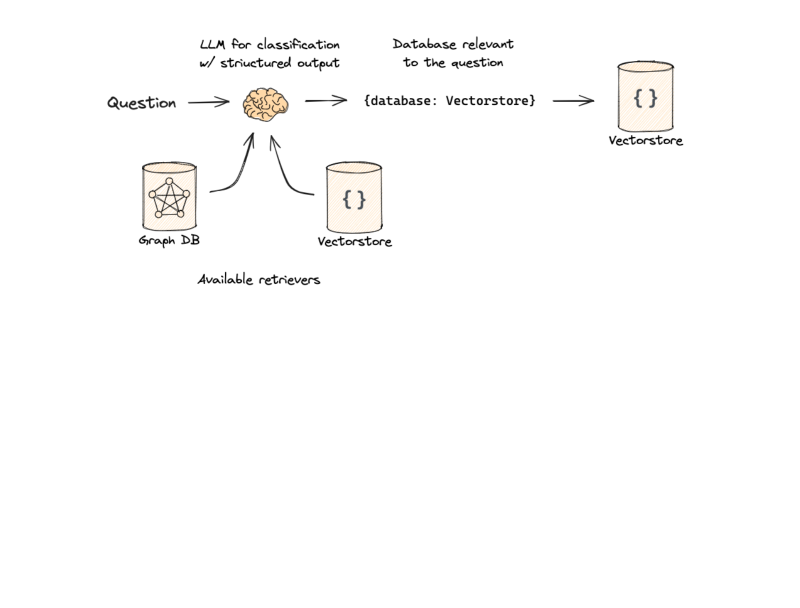
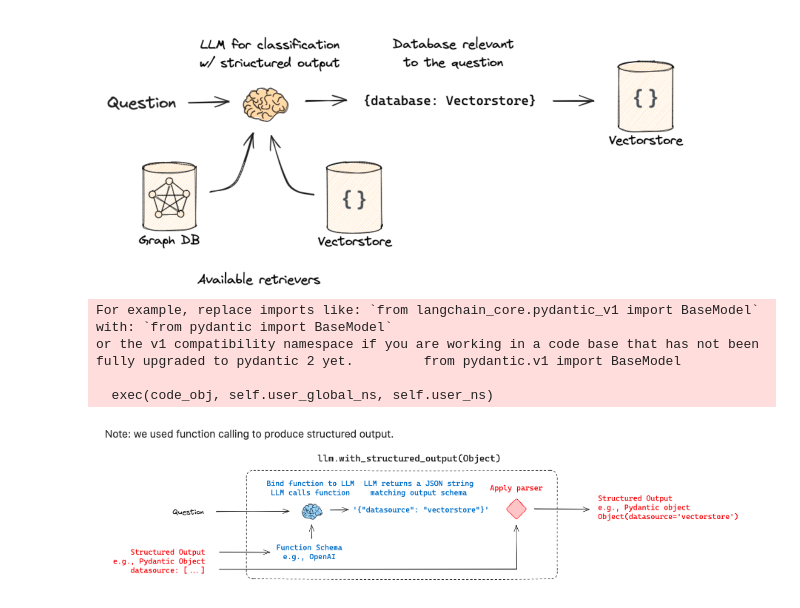
Before and after one commit to yoshi-cow/learn_rag, a Jupyter notebook: routing.ipynb, the cells around one changed output. Cells and saved outputs as stored; diff of their text form; code cells hidden in the pictures; blank space fills up the shorter version.

```diff
--- a/routing.ipynb
+++ b/routing.ipynb
@@ -40,0 +32,46 @@ class RouteQuery(BaseModel)
+# %%
+from typing import Literal # 決められた値のみ受付用
+
+from langchain_core.prompts import ChatPromptTemplate
+from langchain_core.pydantic_v1 import BaseModel, Field # 入力データ検証用
+from langchain_openai import ChatOpenAI
+
+# Data model
+class RouteQuery(BaseModel):
+    """Rote a user query to the most relevant datasources."""
+
+    datasource: Literal["python_docs", "js_docs", "golang_docs"] = Field(
+        ...,
+        description="Given a user question choose which datasource would be most relevant for answering their question",
+    )
+
+### LLM with function call
+llm = ChatOpenAI(model="gpt-4o-mini", temperature=0)
+structured_llm = llm.with_structured_output(RouteQuery)
+# with_structured_output()により、LLMの出力がRouteQueryの定義に則って出てくる
+
+# Prompt
+system = """You are an expert at routing a user question to the
+appropriate data source. Based on the programming lannguage the question
+is referring to, route it to the relevant data source."""
+
+prompt = ChatPromptTemplate.from_messages(
+    [
+        ("system", system),
+        ("human", "{question}")
+    ]
+)
+
+# Define router
+router = prompt | structured_llm
+# %% [output]
+For example, replace imports like: `from langchain_core.pydantic_v1 import BaseModel`
+with: `from pydantic import BaseModel`
+or the v1 compatibility namespace if you are working in a code base that has not been fully upgraded to pydantic 2 yet.         from pydantic.v1 import BaseModel
+
+  exec(code_obj, self.user_global_ns, self.user_ns)
+# %%
+im = show_image("./data/route_2.png")
+im
+# %% [output]
+[figure, added]
```
Also changed, not shown: parts of 11 cells of this notebook, 6 other files.
